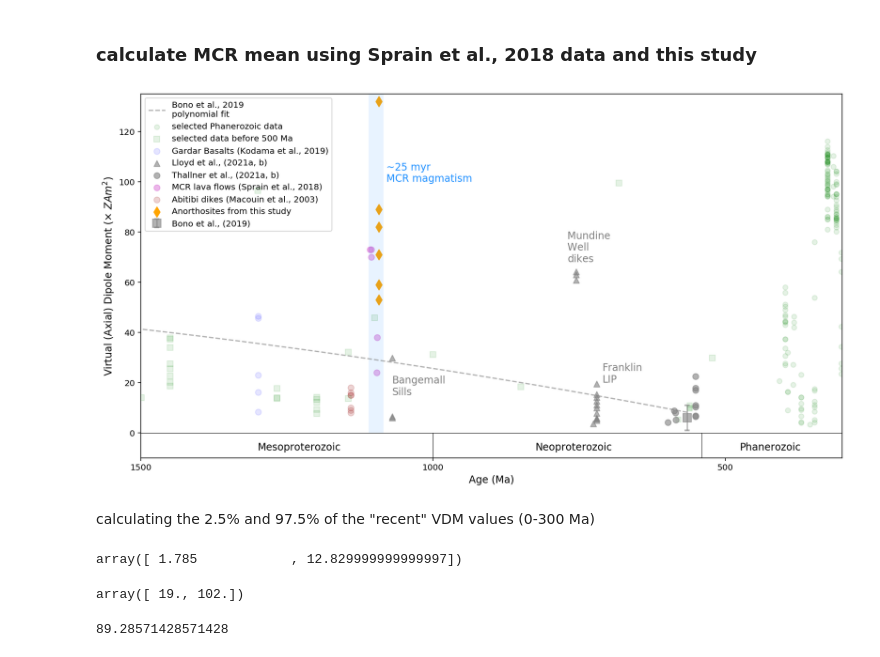
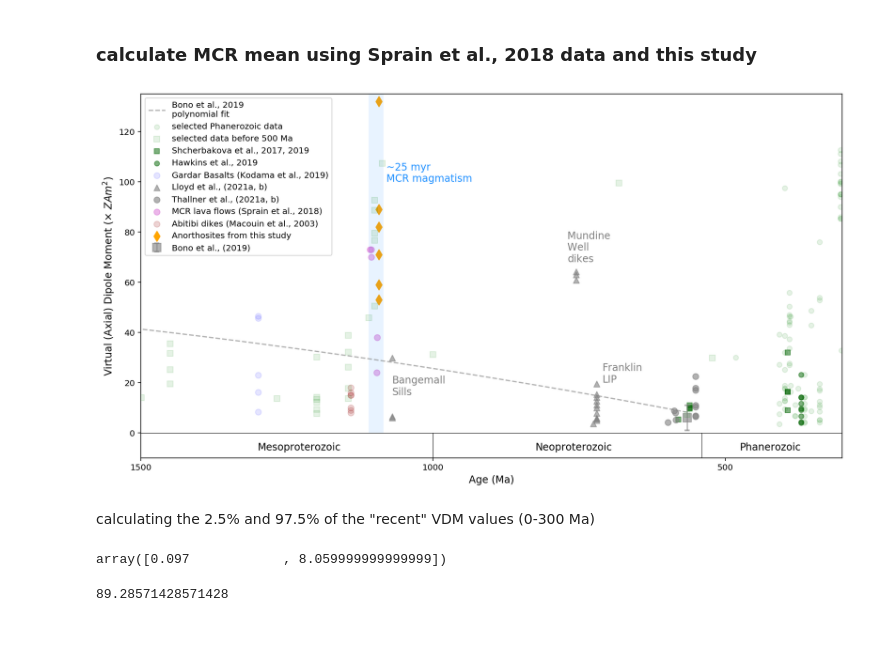
Before and after one commit to Swanson-Hysell-Group/AX_BD_PINT, a Jupyter notebook: code/AX_BD_PINT.ipynb, the cells around one changed output. Cells and saved outputs as stored; diff of their text form; code cells hidden in the pictures.

Commit message:
figure updates and update to the latest PINT database

```diff
--- a/code/AX_BD_PINT.ipynb
+++ b/code/AX_BD_PINT.ipynb
@@ -811,28 +852,26 @@ plt.show()
 # %% [markdown]
 ## In context of 300 - 1300 Ma PINT compilation
 # %%
-PINT_data = pd.read_csv('../data/PINT_compilation/PINT_all_dir.csv')
-# PINT_data = PINT_data.drop(PINT_data[PINT_data['VDM']== '&nbsp;'].index)
-PINT_data = PINT_data.drop(PINT_data[PINT_data['INC']== '&nbsp;'].index)
-PINT_data['INC'] = PINT_data['INC'].astype(np.float)
-# PINT_data = PINT_data.drop(PINT_data[PINT_data['DEC']== '&nbsp;'].index)
-# PINT_data = PINT_data.drop(PINT_data[PINT_data['SLAT']== '&nbsp;'].index)
-PINT_data = PINT_data.drop(PINT_data[PINT_data['IntM']== '&nbsp;'].index)
-PINT_data = PINT_data.drop(PINT_data[PINT_data['F']== '&nbsp;'].index)
-PINT_data['F'] = PINT_data['F'].astype(np.float)
-PINT_data = PINT_data.drop(PINT_data[PINT_data['Nint']== '&nbsp;'].index)
+PINT_data = All_PINT_data
+PINT_data = PINT_data[PINT_data['QPI'] >=3]
+PINT_data = PINT_data.dropna(subset=['INC', 'INTM', 'B', 'NINT'])
+# PINT_data['INC'] = PINT_data['INC'].astype(np.float)
+# PINT_data = PINT_data.drop(PINT_data[PINT_data['IntM']== '&nbsp;'].index)
+# PINT_data = PINT_data.drop(PINT_data[PINT_data['F']== '&nbsp;'].index)
+# PINT_data['F'] = PINT_data['F'].astype(np.float)
+# PINT_data = PINT_data.drop(PINT_data[PINT_data['Nint']== '&nbsp;'].index)
 
 PINT_data['Plat'] = [pmag.plat(i) for i in PINT_data['INC'].tolist()]
-PINT_data['VDM'] = [pmag.b_vdm(PINT_data['F'].tolist()[i]/1000000, PINT_data['Plat'].tolist()[i])
+PINT_data['VDM'] = [pmag.b_vdm(PINT_data['B'].tolist()[i]/1000000, PINT_data['Plat'].tolist()[i])
                                for i in range(PINT_data.shape[0])]
 
-PINT_data['Nint'] = PINT_data['Nint'].astype(np.float)
-PINT_data['AGE'] = PINT_data['AGE'].astype(np.float)
+# PINT_data['Nint'] = PINT_data['NINT'].astype(np.float)
+# PINT_data['AGE'] = PINT_data['AGE'].astype(np.float)
 PINT_data['VDM'] = PINT_data['VDM'].astype(np.float)/1e21
 
 
 PINT_data = PINT_data.dropna(axis=0, subset=['VDM'])
-PINT_data = PINT_data[PINT_data['Nint'] >=3]
+
 # PINT_data = PINT_data.drop(PINT_data[PINT_data['AGE'] == '433-448'].index)
 PINT_data.head()
 # %% [output]
@@ -849,12 +888,12 @@ PINT_post_500 = PINT_data[PINT_data['AGE']<500]
 
 PINT_pre_500 = PINT_data[PINT_data['AGE'] >=500]
 
-# drop Pesonen and Kulakov data
-PINT_pre_500 = PINT_pre_500.drop(PINT_pre_500[(PINT_pre_500['AUTHORS'] == 'Pesonen,L.J.,Halls,H.C.')
-                                              | (PINT_pre_500['AUTHORS'] == 'Kulakov,E.V.,Smirnov,A.V.,Diehl,J.F.')].index)
+# drop Pesonen and Kulakov and Sprain data, Sprain will replot later
+PINT_pre_500 = PINT_pre_500.drop(PINT_pre_500[(PINT_pre_500['REF'] == 54)
+                                              | (PINT_pre_500['REF'] == '687') | (PINT_pre_500['REF'] == '733')].index)
 
 # drop Abitibi dikes data here but will replot later
-PINT_pre_500 = PINT_pre_500.drop(PINT_pre_500[PINT_pre_500['Ref'] == 199].index)
+PINT_pre_500 = PINT_pre_500.drop(PINT_pre_500[PINT_pre_500['REF'] == 199].index)
 # %%
 def sort_contribution(dataframe, correct_int_unit=True):
     if 'age_sigma' not in dataframe.columns:
@@ -914,14 +953,13 @@ ax.scatter(PINT_post_500.AGE.tolist(), PINT_post_500.VDM, 35, marker = 'o', colo
 ax.scatter(PINT_pre_500['AGE'].tolist(), PINT_pre_500['VDM'], 50, marker = 's', color = 'green', alpha = 0.1,
            zorder = 100, label='selected data before 500 Ma')
 
-# Shcherbakova 2017a data
-ax.scatter(Shcherbakova2017a_data['age'], Shcherbakova2017a_data['VDM'], 35, marker = 'o', color = 'green', alpha = 0.1,)
-
-# Shcherbakova 2019a data
-ax.scatter(Shcherbakova2019a_data['age'], Shcherbakova2019a_data['VDM'], 35, marker = 's', color = 'green', alpha = 0.1,)
+# Shcherbakova 2017, 2019 data
+ax.scatter(Shcherbakova2017a_data['age'].tolist() + Shcherbakova2019a_data['age'].tolist(),
+           Shcherbakova2017a_data['VDM'].tolist() + Shcherbakova2019a_data['VDM'].tolist(), 35, marker = 's',
+           color = 'darkgreen', alpha = 0.5, label='Shcherbakova et al., 2017, 2019')
 
 # Hawkins 2019a data
-ax.scatter(Hawkins2019a_data['age'], Hawkins2019a_data['VDM'], 35, marker = 'o', color = 'green', alpha = 0.1,)
+ax.scatter(Hawkins2019a_data['age'], Hawkins2019a_data['VDM'], 35, marker = 'o', color = 'darkgreen', alpha = 0.5, label = 'Hawkins et al., 2019')
 
 # Kodama 2019a data
 ax.scatter(Kodama2019a_data['age'], Kodama2019a_data['VDM'], 50, marker = 'o', color = 'blue', alpha = 0.1,
@@ -982,44 +1020,40 @@ ax.plot(new_x, fit_y, color = 'grey', alpha= 0.6, ls='--', label='Bono et al., 2
 
 # set up timescale box
 ax.plot([0,3600], [0,0], linewidth = 0.6, color = 'black')
 ax.plot([540, 540], [-10, 0], linewidth = 0.5, color = 'black')
 ax.plot([1000, 1000], [-10, 0], linewidth = 0.5, color = 'black')
 ax.plot([2500, 2500], [-10, 0], linewidth = 0.5, color = 'black')
 
 fontdict={'fontsize':12}
 ax.text(475, -7, 'Phanerozoic',fontdict=fontdict)
 ax.text(825, -7, 'Neoproterozoic',fontdict=fontdict)
 ax.text(1300, -7, 'Mesoproterozoic',fontdict=fontdict)
 
 ax.text(770, 68, 'Mundine \nWell \ndikes', fontdict={'fontsize':12, 'color':'grey'})
 ax.text(710, 20, 'Franklin\nLIP', fontdict={'fontsize':12, 'color':'grey'})
 ax.text(1070, 15, 'Bangemall\nSills', fontdict={'fontsize':12, 'color':'grey'})
 
 
 
 # ax.text(3000, -7, 'Archean')
 
 ax.set_xticks([0, 200, 500, 1000, 1500, 2000, 2500, 3000, 3500])
 ax.set_xlim(300, 1500)
 ax.set_ylim(-10, 135)
 plt.gca().invert_xaxis()
 plt.xlabel('Age (Ma)', fontsize = 12)
 plt.ylabel(r'Virtual (Axial) Dipole Moment ($\times$ $ZAm^2$)', fontsize = 12)
 plt.legend(loc='upper left')
 plt.savefig('code_output/PINT_compilation.pdf', bbox_inches='tight')
 plt.show()
 # %% [output]
-[figure, old version]
+[figure, new version]
 # %% [markdown]
 calculating the 2.5% and 97.5% of the "recent" VDM values (0-300 Ma)
 # %%
-np.percentile(recent_values, [5, 95])
+np.percentile(PINT_10Ma['VDM/VADM'].dropna(), [5, 95])
 # %% [output]
-array([ 1.785            , 12.829999999999997])
+array([0.097            , 8.059999999999999])
-# %%
-np.percentile(PINT_10Ma['VDM/VADM'], [5, 95])
-# %% [output]
-array([ 19., 102.])
 # %%
 MCR_PINT_BBC['VDM'].mean()*10
 # %% [output]
```
Also changed, not shown: parts of 16 cells of this notebook, 13 other files.
